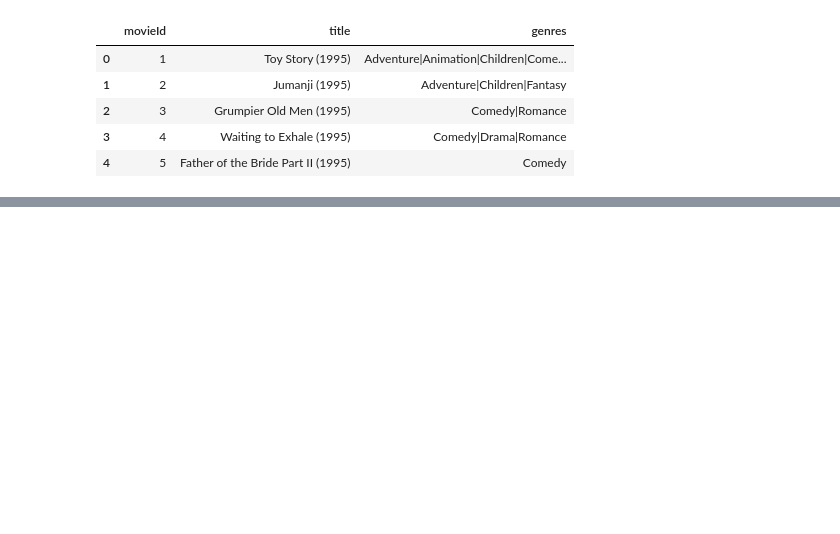
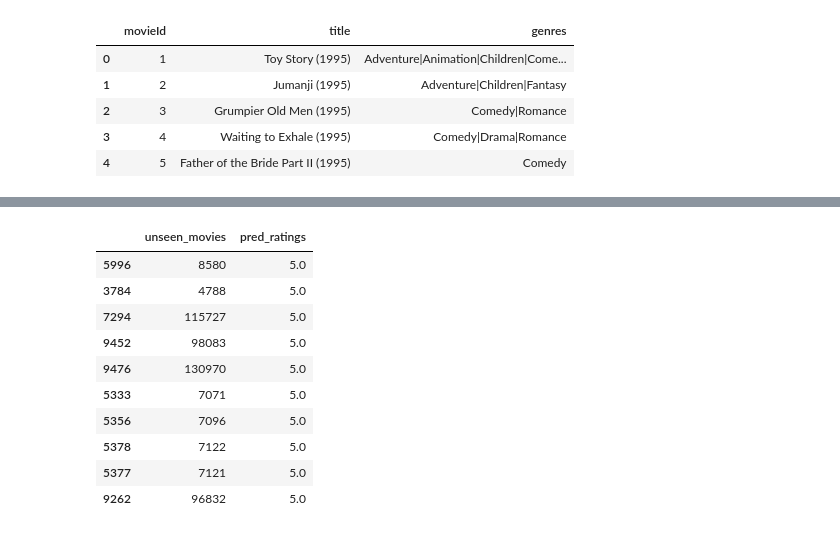
Before and after one commit to Lawrence-Krukrubo/IBM-Learn-XAI, a Jupyter notebook: recsys-matrixfactorization.ipynb, the cells around one changed output, grey strips where cells are left out. Saved outputs shown, nothing was run; the diff lists cells and outputs as text; code cells hidden in the pictures; blank space fills up the shorter version.

```diff
--- a/recsys-matrixfactorization.ipynb
+++ b/recsys-matrixfactorization.ipynb
@@ -238,0 +350,14 @@ top_movies
+# %%
+top_10
+# %% [output]
+|  | unseen_movies | pred_ratings |
+| 5996 | 8580 | 5.0 |
+| 3784 | 4788 | 5.0 |
+| 7294 | 115727 | 5.0 |
+| 9452 | 98083 | 5.0 |
+| 9476 | 130970 | 5.0 |
+| 5333 | 7071 | 5.0 |
+| 5356 | 7096 | 5.0 |
+| 5378 | 7122 | 5.0 |
+| 5377 | 7121 | 5.0 |
+| 9262 | 96832 | 5.0 |
```
Also changed, not shown: parts of 18 cells of this notebook.
